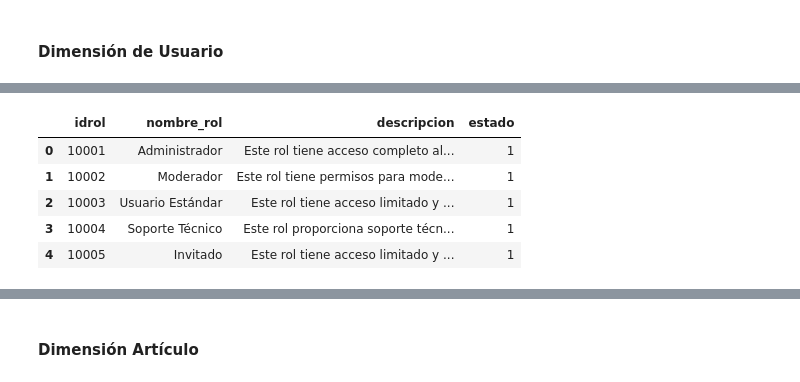
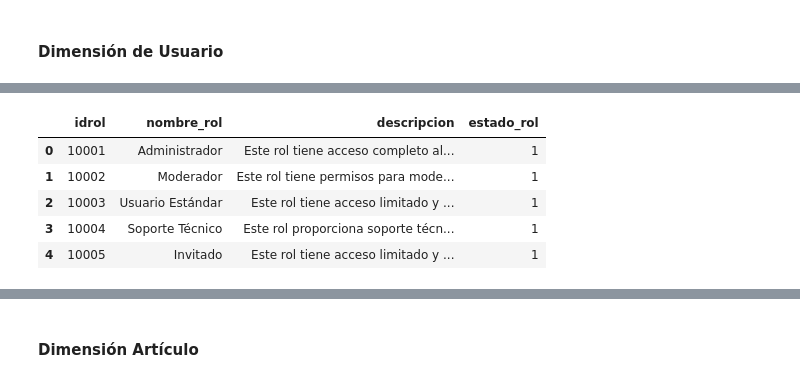
Before and after one commit to luistunag/Proyecto_Final, a Jupyter notebook: Data_Warehouse.ipynb, the cells around one changed output, grey strips where cells are left out. Drawn from its saved outputs; the diff is of its cells as text; code cells hidden in the pictures.

```diff
--- a/Data_Warehouse.ipynb
+++ b/Data_Warehouse.ipynb
@@ -47,10 +47,10 @@ df_usuario.head()
 # %%
 sql_query = 'SELECT * FROM rol;'
 df_rol = pd.read_sql(sql_query, postgres_driver)
-df_rol = df_rol.rename(columns={'nombre': 'nombre_rol'})
+df_rol = df_rol.rename(columns={'nombre': 'nombre_rol', 'estado': 'estado_rol'})
 df_rol.head()
 # %% [output]
-|  | idrol | nombre_rol | descripcion | estado |
+|  | idrol | nombre_rol | descripcion | estado_rol |
 | 0 | 10001 | Administrador | Este rol tiene acceso completo al... | 1 |
 | 1 | 10002 | Moderador | Este rol tiene permisos para mode... | 1 |
 | 2 | 10003 | Usuario Estándar | Este rol tiene acceso limitado y ... | 1 |
```
Also changed, not shown: parts of 1 cell of this notebook.
